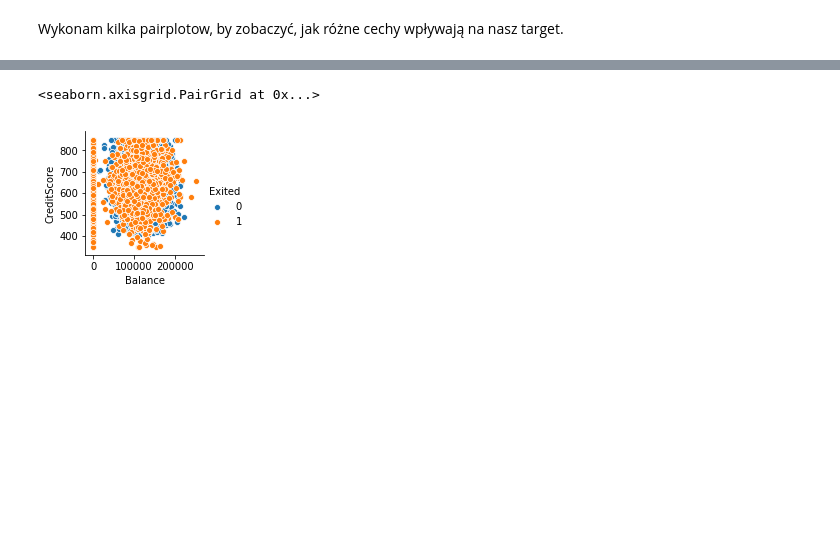
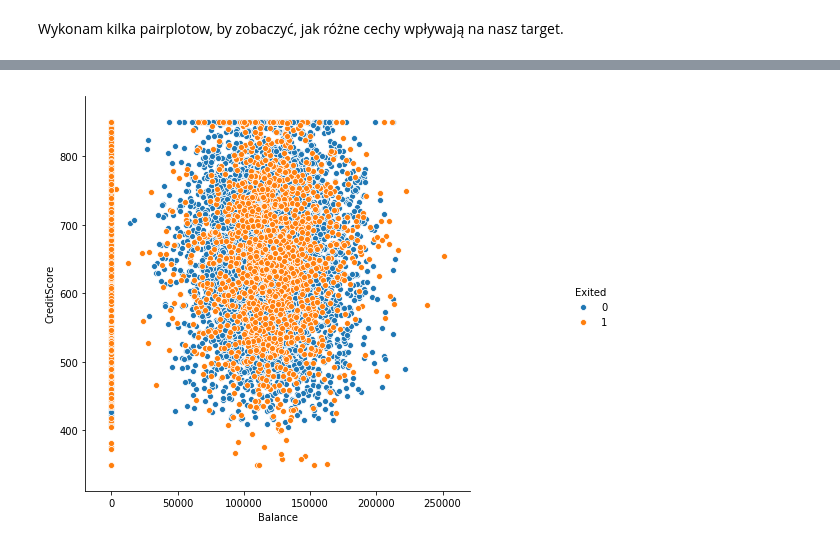
Before and after one commit to Dalthirr/NeuralNetworks, a Jupyter notebook: EDA.ipynb, the cells around one changed output, grey strips where cells are left out. Cells and saved outputs as stored; diff of their text form; code cells hidden in the pictures; blank space fills up the shorter version.

```diff
--- a/EDA.ipynb
+++ b/EDA.ipynb
@@ -202,6 +204,6 @@ sns.pairplot(df,x_vars=['Balance'],y_vars=['Age'],hue='Exited')
 # %%
-sns.pairplot(df,x_vars=['Balance'],y_vars=['CreditScore'],hue='Exited')
+g=sns.pairplot(df,x_vars=['Balance'],y_vars=['CreditScore'],hue='Exited')
+g.fig.set_size_inches(10,8)
 # %% [output]
-<seaborn.axisgrid.PairGrid at 0x...>
-[figure, old version]
+[figure, new version]
 # %%
```
Also changed, not shown: parts of 5 cells of this notebook.
